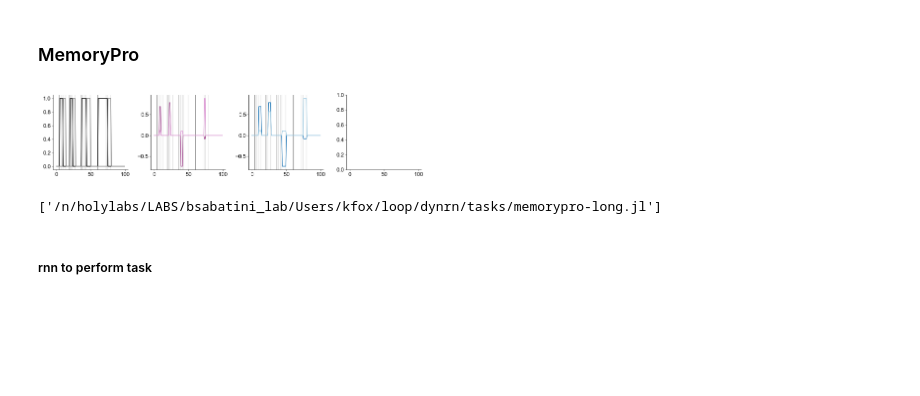
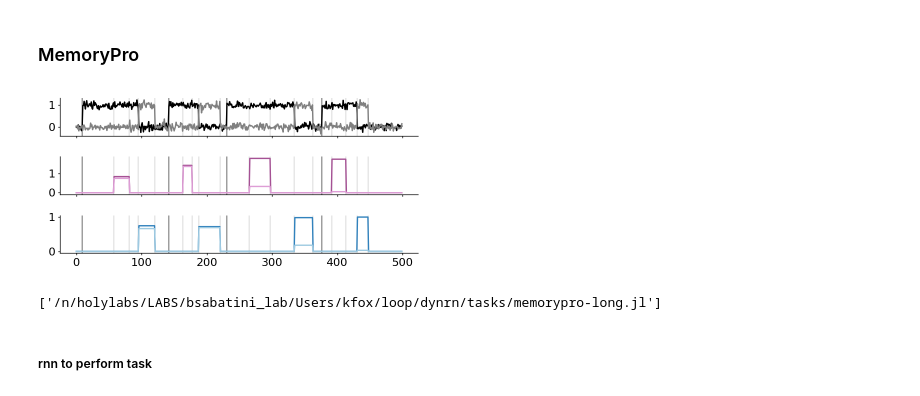
Before and after one commit to kaijfox/loop-dynamical-rnns, a Jupyter notebook: notebooks/24-07-17_driscoll-rnns.ipynb, the cells around one changed output. Saved outputs shown, nothing was run; the diff lists cells and outputs as text; code cells hidden in the pictures; blank space fills up the shorter version.

```diff
--- a/notebooks/24-07-17_driscoll-rnns.ipynb
+++ b/notebooks/24-07-17_driscoll-rnns.ipynb
@@ -62,23 +62,23 @@ y = th.tensor(y, dtype=th.float32)
 icolors = [getc("k"), getc("grey"), t20("b:17"), t20("b:19")]
 ocolors = [t20("c:0"), t20("c:2")]
 # %%
-fig, ax = plt.subplots(1, 4, figsize=(8, 2), sharex = True)
+fig, ax = plt.subplots(3, 1, figsize=(4, 2), sharex = True)
 
 session = 2
 ax[0].plot(x.numpy()[session, :, 0], color = icolors[0])
 ax[0].plot(x.numpy()[session, :, 1], color = icolors[1])
 ax[1].plot(x.numpy()[session, :, 2], color = icolors[2])
 ax[1].plot(x.numpy()[session, :, 3], color = icolors[3])
 ax[2].plot(y.numpy()[session, :, 0], color = ocolors[0])
 ax[2].plot(y.numpy()[session, :, 1], color = ocolors[1])
 for t in np.where(np.diff(periods[session]) != 0)[0]:
     for a in ax[[0, 1, 2]]:
         a.axvline(t, color='.6' if periods[session, t] == 0 else '.9', lw = 1, zorder = -1)
 
 # ax[0].set_xlim(0, 30)
 plotter.finalize(fig, None)
 # %% [output]
-[figure, old version]
+[figure, new version]
 # %%
 out_dir = Path("/n/holylabs/LABS/bsabatini_lab/Users/kfox/loop/dynrn/tasks")
 jl.dump(task_kws, out_dir / 'memorypro-long.jl')
```
Also changed, not shown: parts of 1 cell of this notebook, 18 other files.
